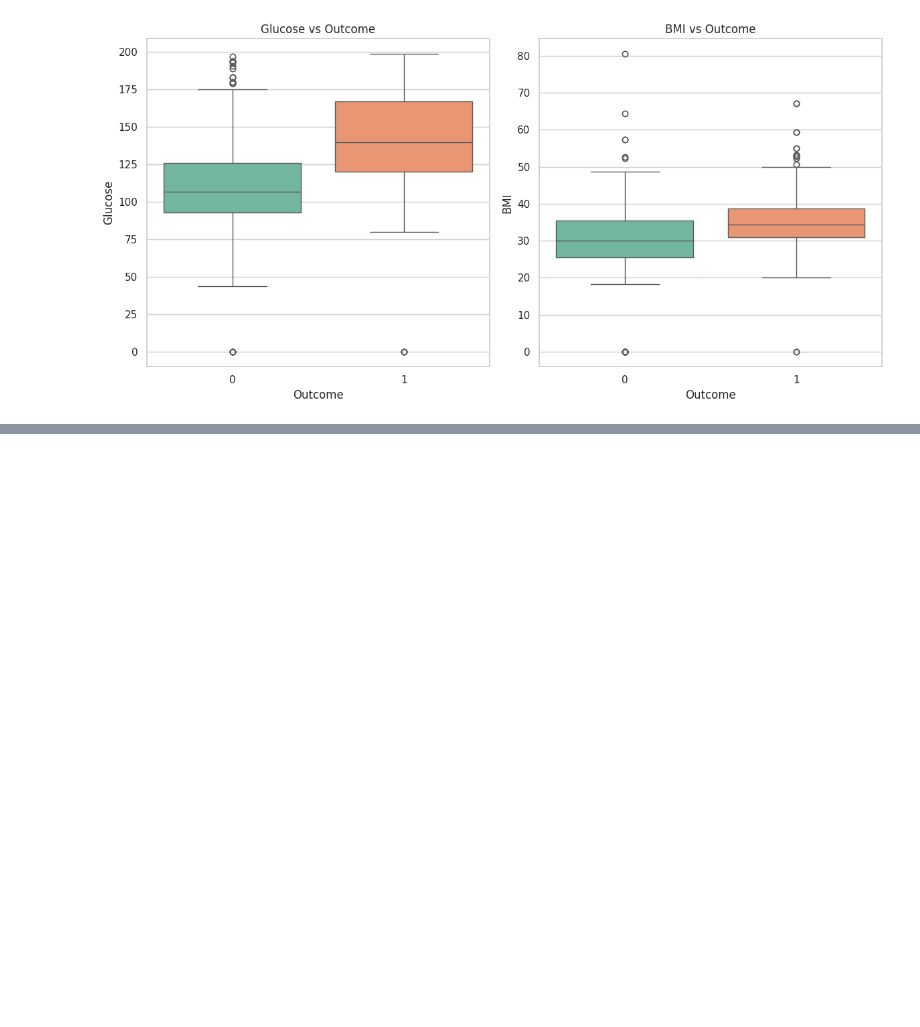
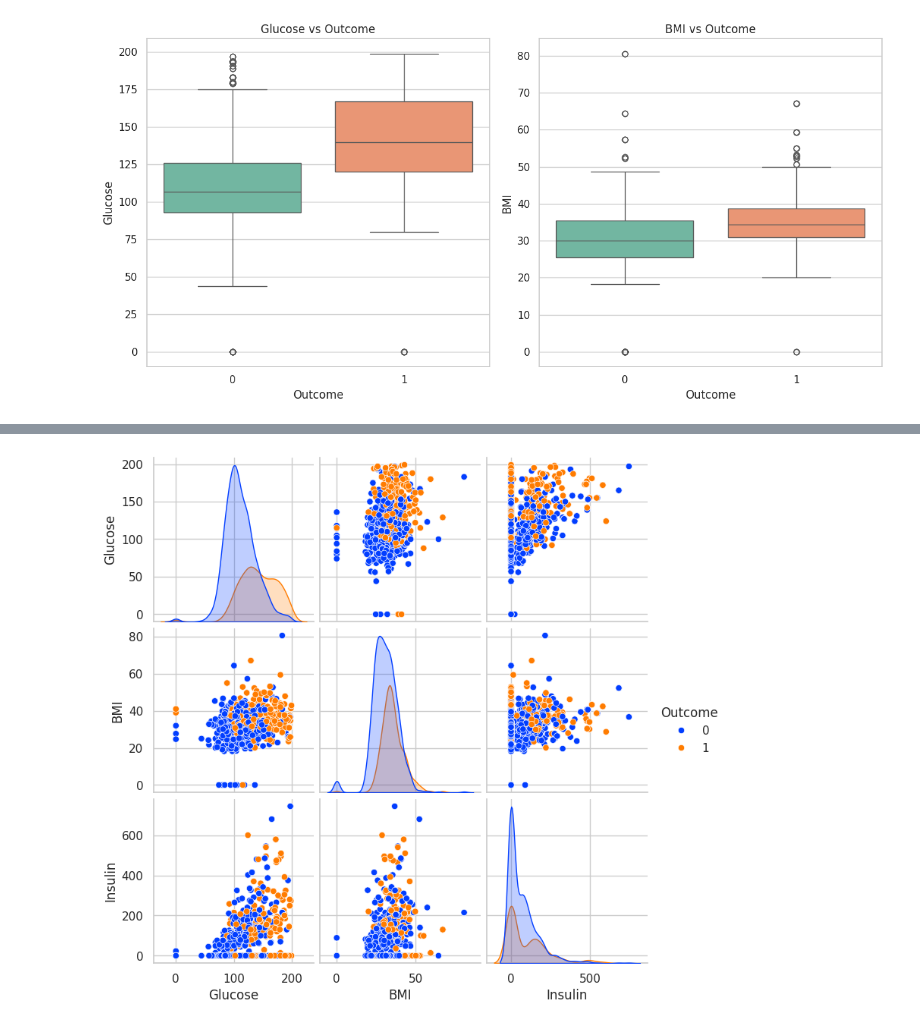
Before and after one commit to paulotolosa/diabetes_1, a Jupyter notebook: 24_04.ipynb, the cells around one changed output, grey strips where cells are left out. Cells and saved outputs as stored; diff of their text form; code cells hidden in the pictures; blank space fills up the shorter version.

```diff
--- a/24_04.ipynb
+++ b/24_04.ipynb
@@ -163,0 +186,11 @@ plt.show()
+# %%
+# Seleccionar las variables a incluir en el pairplot
+vars_to_plot = ['Glucose', 'BMI', 'Insulin', 'Outcome']
+
+# Crear el pairplot con una paleta de colores más fuertes
+sns.pairplot(df[vars_to_plot], hue='Outcome', palette='bright')
+
+# Mostrar el pairplot
+plt.show()
+# %% [output]
+[figure, added]
```
Also changed, not shown: parts of 8 cells of this notebook.
